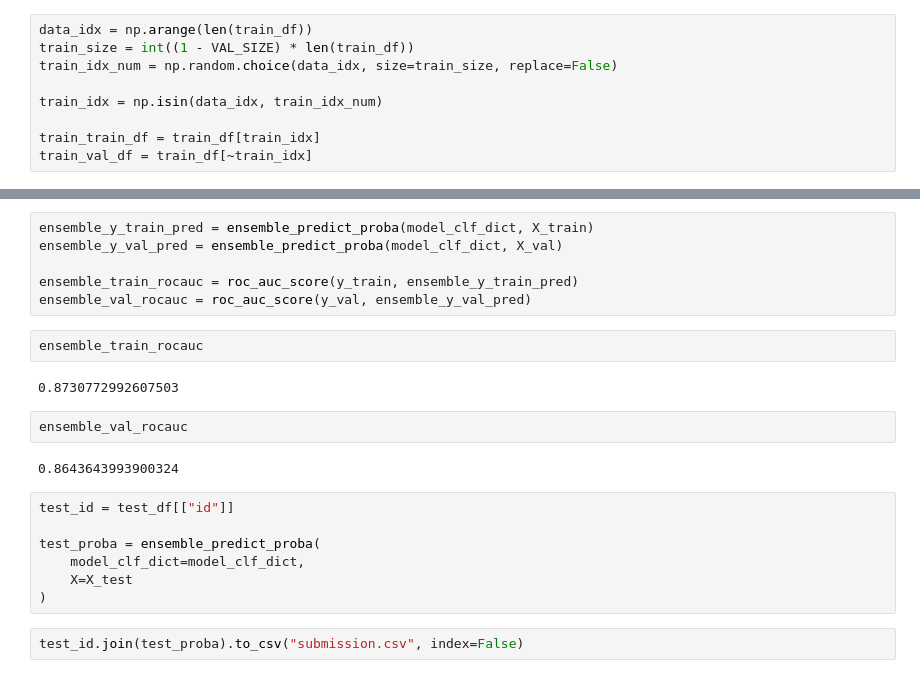
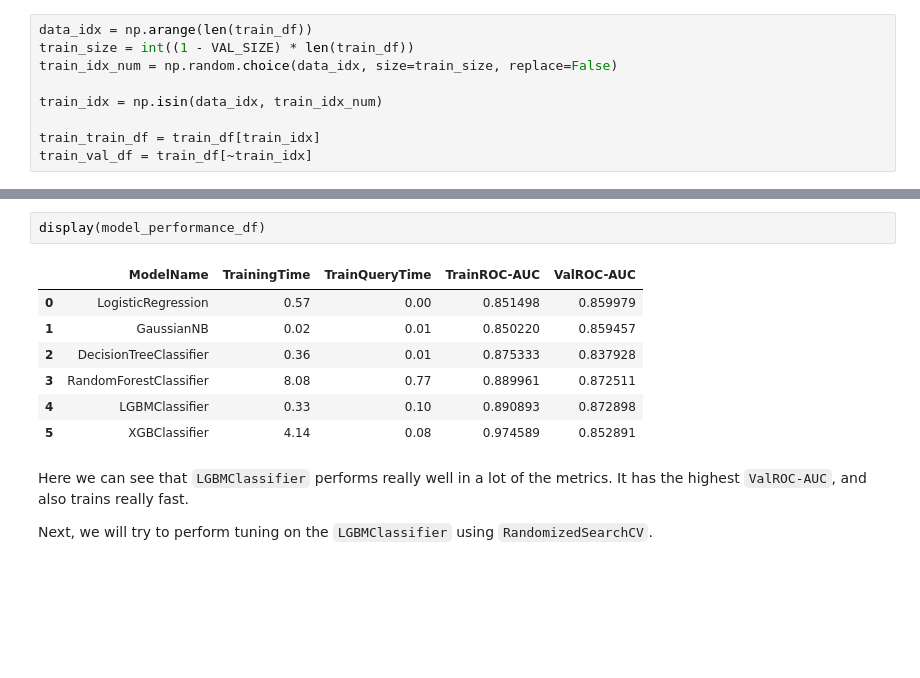
Before and after one commit to aldisf/kaggle_givemesomecredit_apr2022, a Jupyter notebook: analysis_and_modeling.ipynb, the cells around one changed output, grey strips where cells are left out. Saved outputs shown, nothing was run; the diff lists cells and outputs as text; blank space fills up the shorter version.

Commit message:
refactoring and kaggle submissions

```diff
--- a/analysis_and_modeling.ipynb
+++ b/analysis_and_modeling.ipynb
@@ -663,23 +447,14 @@ model_performance_df
-# %%
-ensemble_y_train_pred = ensemble_predict_proba(model_clf_dict, X_train)
-ensemble_y_val_pred = ensemble_predict_proba(model_clf_dict, X_val)
-
-ensemble_train_rocauc = roc_auc_score(y_train, ensemble_y_train_pred)
-ensemble_val_rocauc = roc_auc_score(y_val, ensemble_y_val_pred)
-# %%
-ensemble_train_rocauc
-# %% [output]
-0.8730772992607503
-# %%
-ensemble_val_rocauc
-# %% [output]
-0.8643643993900324
-# %%
-test_id = test_df[["id"]]
-
-test_proba = ensemble_predict_proba(
-    model_clf_dict=model_clf_dict,
-    X=X_test
-)
-# %%
-test_id.join(test_proba).to_csv("submission.csv", index=False)
+# %%
+display(model_performance_df)
+# %% [output]
+|  | ModelName | TrainingTime | TrainQueryTime | TrainROC-AUC | ValROC-AUC |
+| 0 | LogisticRegression | 0.57 | 0.00 | 0.851498 | 0.859979 |
+| 1 | GaussianNB | 0.02 | 0.01 | 0.850220 | 0.859457 |
+| 2 | DecisionTreeClassifier | 0.36 | 0.01 | 0.875333 | 0.837928 |
+| 3 | RandomForestClassifier | 8.08 | 0.77 | 0.889961 | 0.872511 |
+| 4 | LGBMClassifier | 0.33 | 0.10 | 0.890893 | 0.872898 |
+| 5 | XGBClassifier | 4.14 | 0.08 | 0.974589 | 0.852891 |
+# %% [markdown]
+Here we can see that `LGBMClassifier` performs really well in a lot of the metrics. It has the highest `ValROC-AUC`, and also trains really fast.
+
+Next, we will try to perform tuning on the `LGBMClassifier` using `RandomizedSearchCV`.
```
Also changed, not shown: parts of 24 cells of this notebook, 12 other files.
